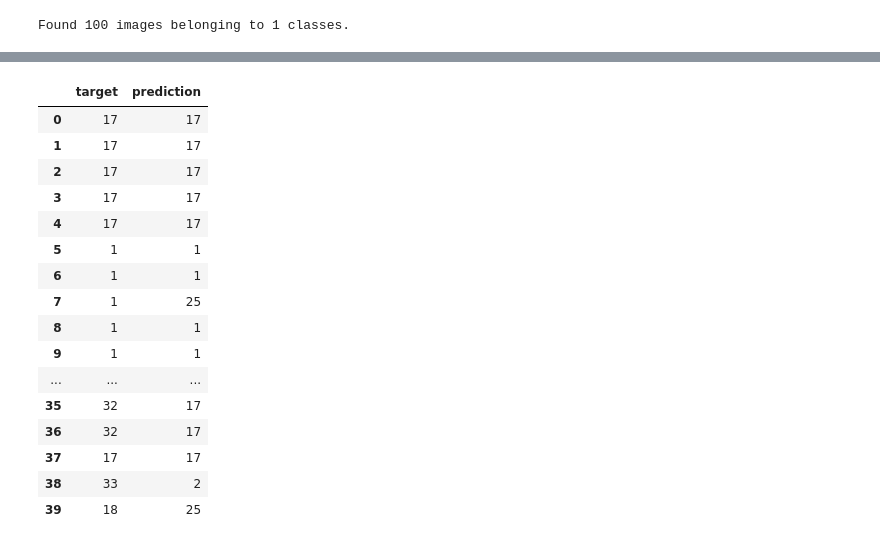
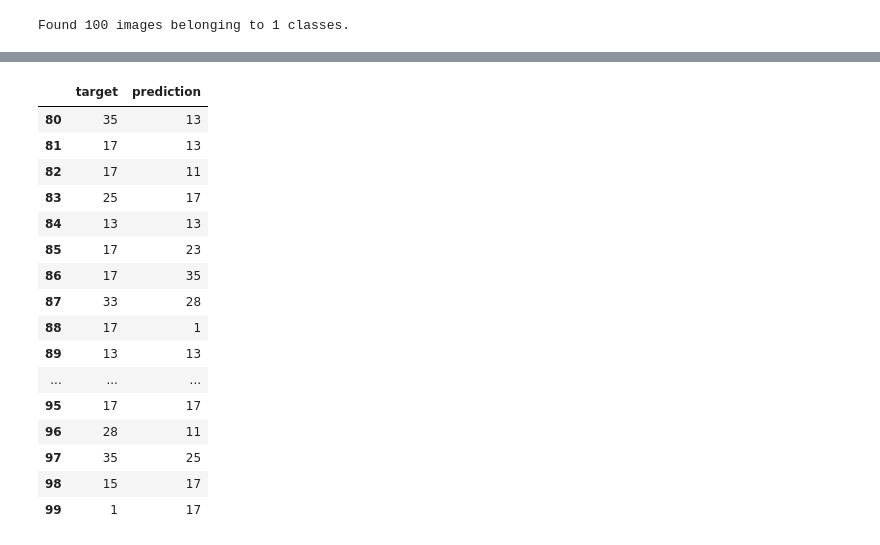
Before and after one commit to ph1001/Deep_Learning_Project_Group_10, a Jupyter notebook: 2021-04-01_Lisbon_traffic_signs_experiment_PM.ipynb, the cells around one changed output, grey strips where cells are left out. Drawn from its saved outputs; the diff is of its cells as text; code cells hidden in the pictures.

```diff
--- a/2021-04-01_Lisbon_traffic_signs_experiment_PM.ipynb
+++ b/2021-04-01_Lisbon_traffic_signs_experiment_PM.ipynb
@@ -105,23 +98,23 @@ df
 # %%
-i = 0
+i = 2
 slice = [range(0,40), range(40,80), range(80,100)]
 
 df.iloc[slice[i],:]
 # %% [output]
 |  | target | prediction |
-| 0 | 17 | 17 |
-| 1 | 17 | 17 |
-| 2 | 17 | 17 |
-| 3 | 17 | 17 |
-| 4 | 17 | 17 |
-| 5 | 1 | 1 |
-| 6 | 1 | 1 |
-| 7 | 1 | 25 |
-| 8 | 1 | 1 |
-| 9 | 1 | 1 |
+| 80 | 35 | 13 |
+| 81 | 17 | 13 |
+| 82 | 17 | 11 |
+| 83 | 25 | 17 |
+| 84 | 13 | 13 |
+| 85 | 17 | 23 |
+| 86 | 17 | 35 |
+| 87 | 33 | 28 |
+| 88 | 17 | 1 |
+| 89 | 13 | 13 |
 | ... | ... | ... |
-| 35 | 32 | 17 |
-| 36 | 32 | 17 |
-| 37 | 17 | 17 |
-| 38 | 33 | 2 |
-| 39 | 18 | 25 |
+| 95 | 17 | 17 |
+| 96 | 28 | 11 |
+| 97 | 35 | 25 |
+| 98 | 15 | 17 |
+| 99 | 1 | 17 |
```
Also changed, not shown: parts of 11 cells of this notebook, 6 other files.
